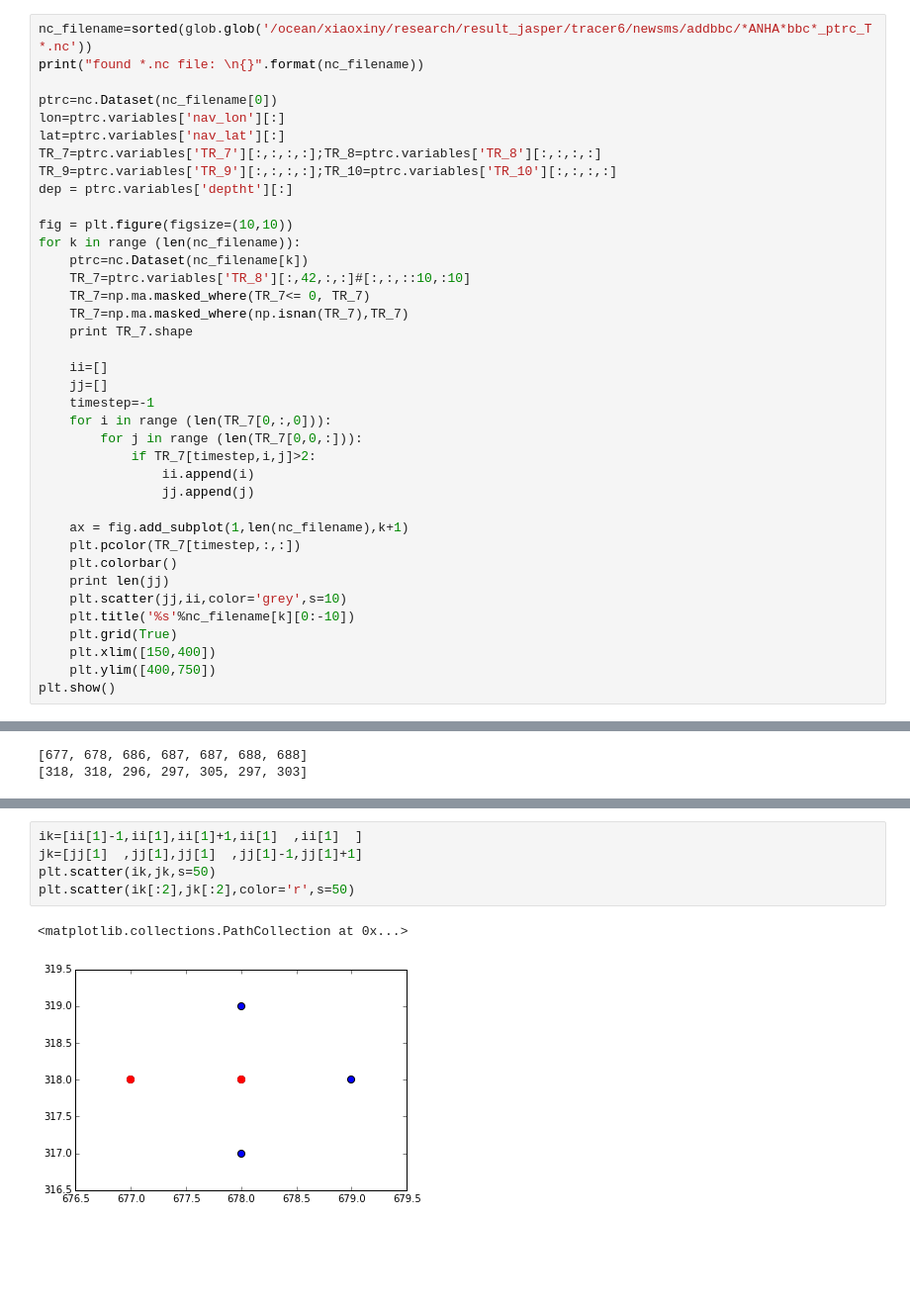
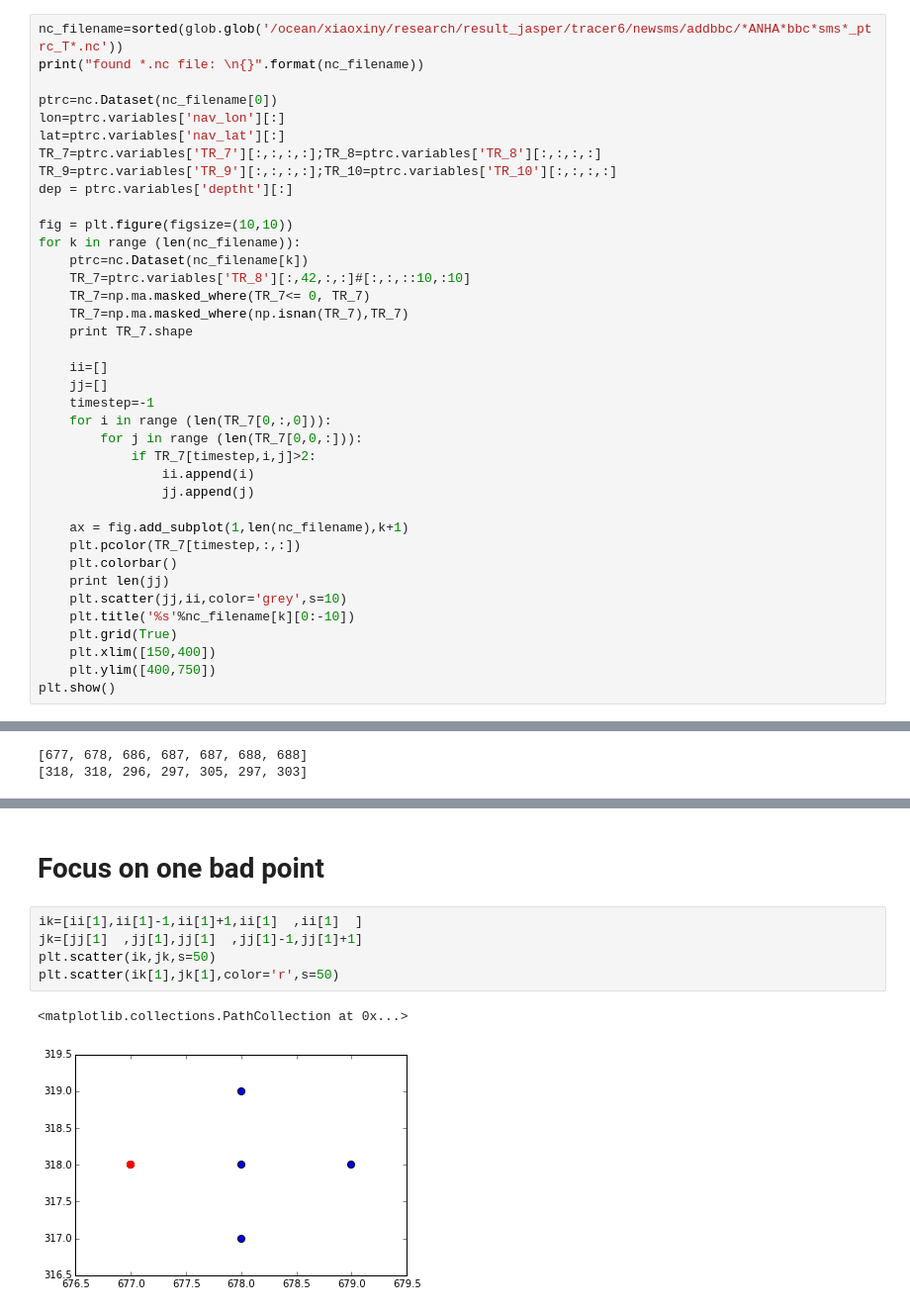
Before and after one commit to UBC-MOAD/analysis-cindy, a Jupyter notebook: notebooks/ANHA4-result/Add_bbc_for_tracers/check_mesh_mask.ipynb, the cells around one changed output, grey strips where cells are left out. Shown at 99% size. Saved outputs shown, nothing was run; the diff lists cells and outputs as text; blank space fills up the shorter version.

```diff
--- a/notebooks/ANHA4-result/Add_bbc_for_tracers/check_mesh_mask.ipynb
+++ b/notebooks/ANHA4-result/Add_bbc_for_tracers/check_mesh_mask.ipynb
@@ -59,7 +96,7 @@ print (e3w[0,1:,22,33]+e3w[0,:-1,22,33])/2
 # %% [markdown]
 * find the bad points
 # %%
-nc_filename=sorted(glob.glob('/ocean/xiaoxiny/research/result_jasper/tracer6/newsms/addbbc/*ANHA*bbc*_ptrc_T*.nc'))
+nc_filename=sorted(glob.glob('/ocean/xiaoxiny/research/result_jasper/tracer6/newsms/addbbc/*ANHA*bbc*sms*_ptrc_T*.nc'))
 print("found *.nc file: \n{}".format(nc_filename))
 
 ptrc=nc.Dataset(nc_filename[0])
@@ -253,11 +265,13 @@ dz(k-2),dz(k-1), dz(k), dz(k+1):295.84550545,320.50876596,26.5093080682,26.50930
+# %% [markdown]
+# Focus on one bad point
 # %%
-ik=[ii[1]-1,ii[1],ii[1]+1,ii[1]  ,ii[1]  ]
+ik=[ii[1],ii[1]-1,ii[1]+1,ii[1]  ,ii[1]  ]
 jk=[jj[1]  ,jj[1],jj[1]  ,jj[1]-1,jj[1]+1]
 plt.scatter(ik,jk,s=50)
-plt.scatter(ik[:2],jk[:2],color='r',s=50)
+plt.scatter(ik[1],jk[1],color='r',s=50)
 # %% [output]
 <matplotlib.collections.PathCollection at 0x...>
-[figure, old version]
+[figure, new version]
 # %%
 for i in range (0,len(ik)):
     fig = plt.figure(figsize=(20,8))
```
Also changed, not shown: parts of 14 cells of this notebook, 1 other file.
